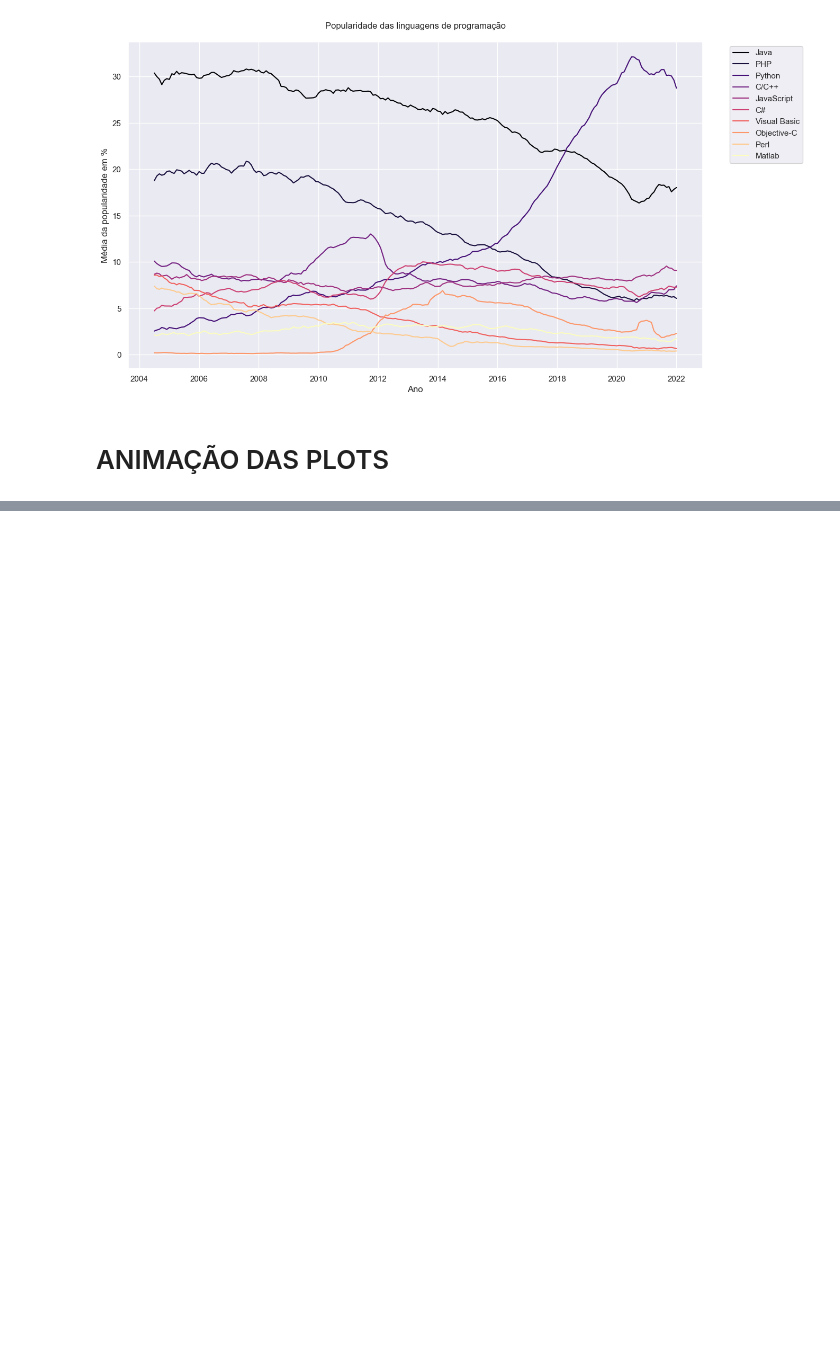
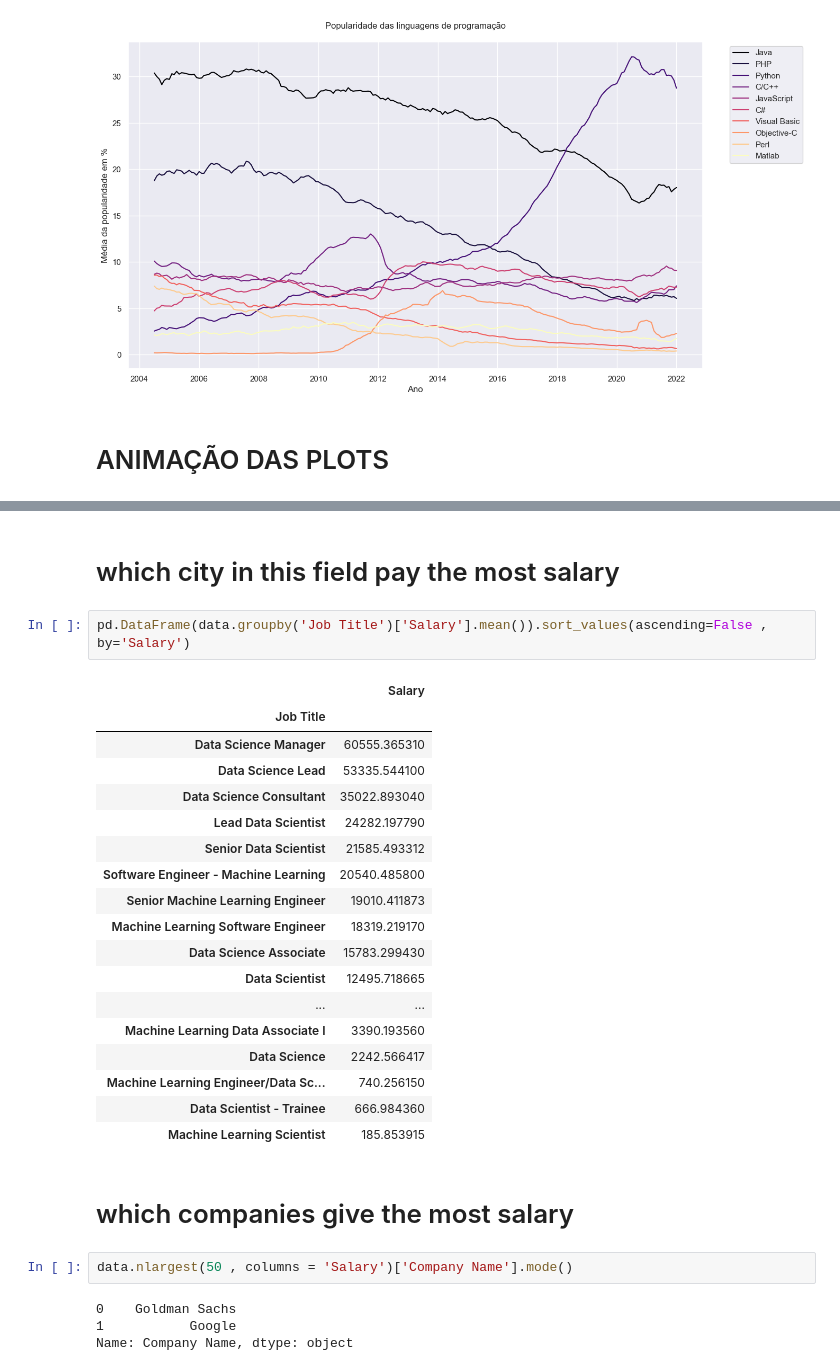
Before and after one commit to Doug0611/ATIVIDADE_DE_BIG_DATA_PYTHON, a Jupyter notebook: data_analysis.ipynb, the cells around one changed output, grey strips where cells are left out. Drawn from its saved outputs; the diff is of its cells as text; blank space fills up the shorter version.

Commit message:
add new dataframe

```diff
--- a/data_analysis.ipynb
+++ b/data_analysis.ipynb
@@ -164,0 +281,31 @@ plt.close()
+# %% [markdown]
+# which city in this field pay the most salary
+# %%
+pd.DataFrame(data.groupby('Job Title')['Salary'].mean()).sort_values(ascending=False , by='Salary')
+# %% [output]
+|  | Salary |
+| Job Title |  |
+| Data Science Manager | 60555.365310 |
+| Data Science Lead | 53335.544100 |
+| Data Science Consultant | 35022.893040 |
+| Lead Data Scientist | 24282.197790 |
+| Senior Data Scientist | 21585.493312 |
+| Software Engineer - Machine Learning | 20540.485800 |
+| Senior Machine Learning Engineer | 19010.411873 |
+| Machine Learning Software Engineer | 18319.219170 |
+| Data Science Associate | 15783.299430 |
+| Data Scientist | 12495.718665 |
+| ... | ... |
+| Machine Learning Data Associate I | 3390.193560 |
+| Data Science | 2242.566417 |
+| Machine Learning Engineer/Data Sc... | 740.256150 |
+| Data Scientist - Trainee | 666.984360 |
+| Machine Learning Scientist | 185.853915 |
+# %% [markdown]
+# which companies give the most salary
+# %%
+data.nlargest(50 , columns = 'Salary')['Company Name'].mode()
+# %% [output]
+0    Goldman Sachs
+1           Google
+Name: Company Name, dtype: object
```
Also changed, not shown: parts of 28 cells of this notebook, 35 other files.
